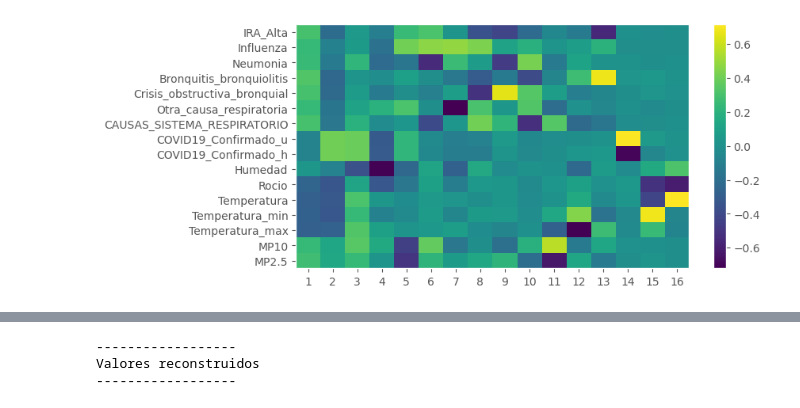
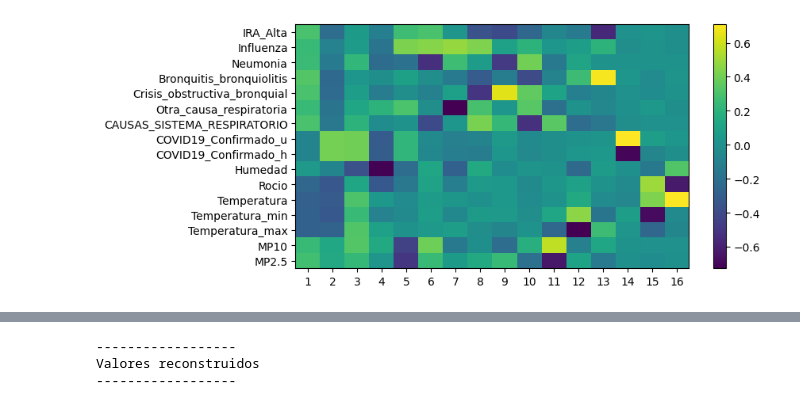
Before and after one commit to EscarabajoBomba/Proyecto_enfermedades, a Jupyter notebook: scriptnotebook.ipynb, the cells around one changed output, grey strips where cells are left out. Drawn from its saved outputs; the diff is of its cells as text; code cells hidden in the pictures.

```diff
--- a/scriptnotebook.ipynb
+++ b/scriptnotebook.ipynb
@@ -45,6 +45,9 @@ memory usage: 34.4 KB
 None
 # %%
 del dataframefinal["Unnamed: 0"]
+del dataframefinal["Unnamed: 0.2"]
+dataframefinal.drop((dataframefinal.tail(1).index), inplace = True)
+display(dataframefinal.info())
 print('----------------------')
 print('Media de cada variable')
 print('----------------------')
@@ -75,6 +96,6 @@ dtype: float64
 # %%
 print(plt.style.available)
-plt.style.use('fivethirtyeight')
+plt.style.use('seaborn-whitegrid')
 # plot multiple columns such as population and year from dataframe
 dataframefinal.plot(x=None, y=["MP10", "MP2.5"], fontsize=20,
         kind="line",figsize=(20, 10)
@@ -105,5 +126,5 @@ plt.show()
 # %%
-plt.style.use('tableau-colorblind10')
+plt.style.use('seaborn-whitegrid')
 # plot multiple columns such as population and year from dataframe
 dataframefinal.plot(x=None, y=["Humedad"], fontsize=20,
         kind="line",figsize=(20, 10)
@@ -119,5 +140,5 @@ plt.show()
 # %%
-plt.style.use('classic')
+plt.style.use('seaborn-white')
 # plot multiple columns such as population and year from dataframe
 dataframefinal.plot(x=None, y=["IRA_Alta", "Influenza","Neumonia", "Bronquitis_bronquiolitis", "Crisis_obstructiva_bronquial",
                                "Otra_causa_respiratoria", "CAUSAS_SISTEMA_RESPIRATORIO", "COVID19_Confirmado_u",
@@ -247,15 +268,18 @@ pd.DataFrame(
 # %%
 # Heatmap componentes
 # ==============================================================================
+matplotlib.rcParams.update(matplotlib.rcParamsDefault) # reset estilo a los valores por defecto
+
 fig, ax = plt.subplots(nrows=1, ncols=1, figsize=(8, 4))
 componentes = modelo_pca.components_
 plt.imshow(componentes.T, cmap='viridis', aspect='auto')
 plt.yticks(range(len(dataframefinal.columns)), dataframefinal.columns)
 plt.xticks(range(len(dataframefinal.columns)), np.arange(modelo_pca.n_components_) + 1)
 plt.grid(False)
 plt.colorbar();
+plt.show()
 # %% [output]
-[figure, old version]
+[figure, new version]
 # %%
 # Porcentaje de varianza explicada por cada componente
 # ==============================================================================
```
Also changed, not shown: parts of 17 cells of this notebook, 1 other file.
